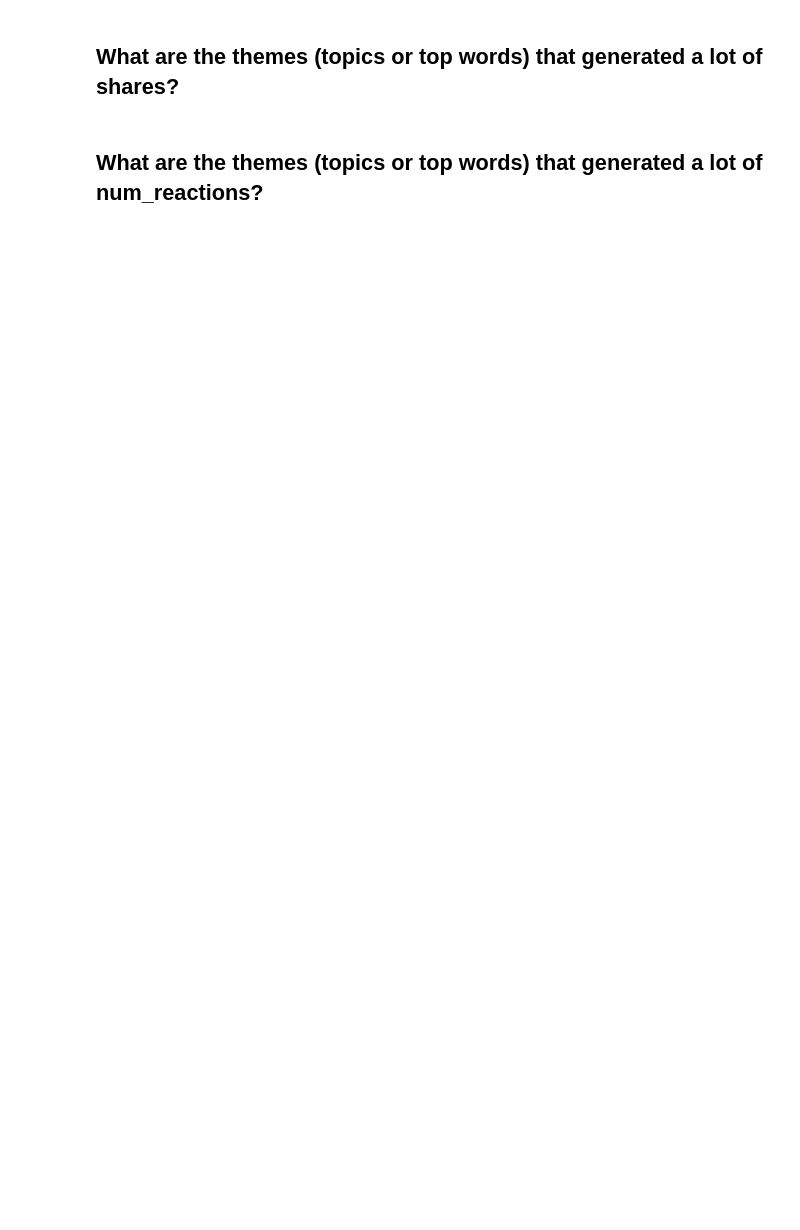
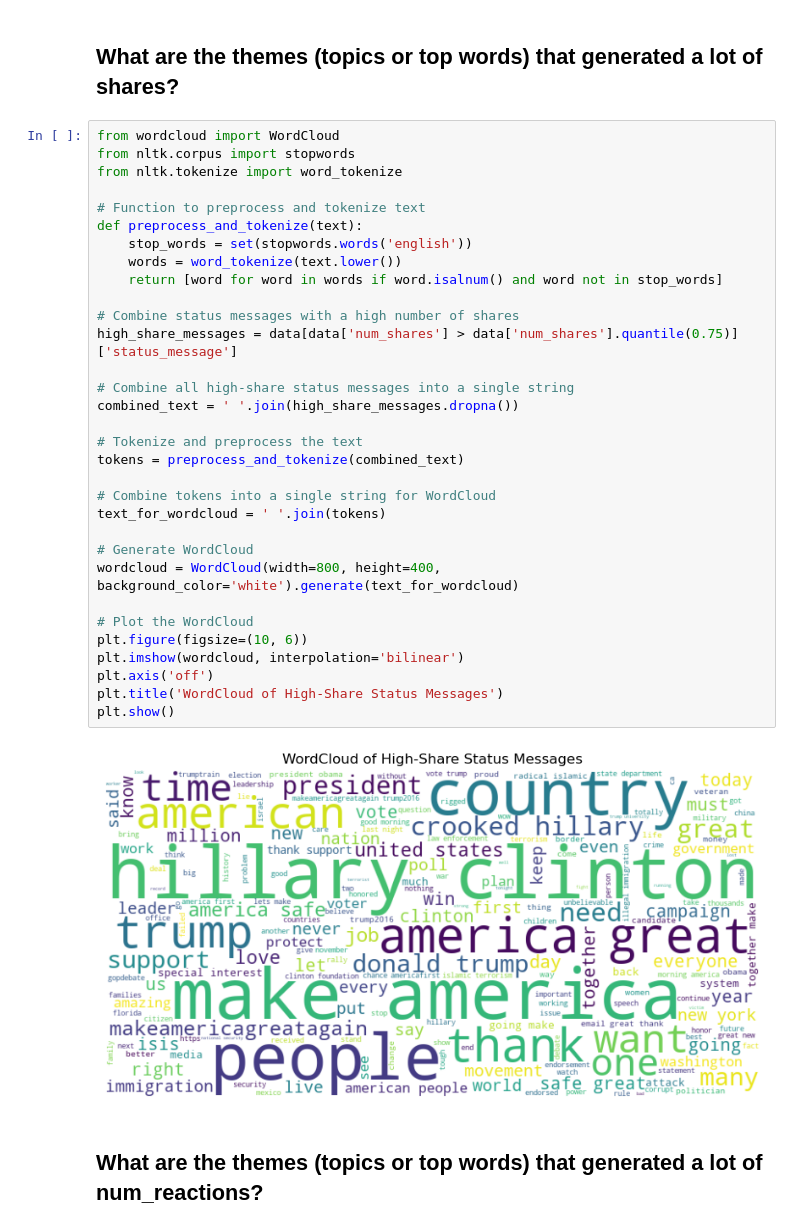
Before and after one commit to AnnaJazayeri/Facebook_data_analysis_Trump, a Jupyter notebook: Exploratory Analysis on Facebook data.ipynb, the cells around one changed output. Drawn from its saved outputs; the diff is of its cells as text; blank space fills up the shorter version.

```diff
--- a/Exploratory Analysis on Facebook data.ipynb
+++ b/Exploratory Analysis on Facebook data.ipynb
@@ -138,4 +163,38 @@ plt.show()
 # %% [markdown]
 ## What are the themes (topics or top words) that generated a lot of shares?
+# %%
+from wordcloud import WordCloud
+from nltk.corpus import stopwords
+from nltk.tokenize import word_tokenize
+
+# Function to preprocess and tokenize text
+def preprocess_and_tokenize(text):
+    stop_words = set(stopwords.words('english'))
+    words = word_tokenize(text.lower())
+    return [word for word in words if word.isalnum() and word not in stop_words]
+
+# Combine status messages with a high number of shares
+high_share_messages = data[data['num_shares'] > data['num_shares'].quantile(0.75)]['status_message']
+
+# Combine all high-share status messages into a single string
+combined_text = ' '.join(high_share_messages.dropna())
+
+# Tokenize and preprocess the text
+tokens = preprocess_and_tokenize(combined_text)
+
+# Combine tokens into a single string for WordCloud
+text_for_wordcloud = ' '.join(tokens)
+
+# Generate WordCloud
+wordcloud = WordCloud(width=800, height=400, background_color='white').generate(text_for_wordcloud)
+
+# Plot the WordCloud
+plt.figure(figsize=(10, 6))
+plt.imshow(wordcloud, interpolation='bilinear')
+plt.axis('off')
+plt.title('WordCloud of High-Share Status Messages')
+plt.show()
+# %% [output]
+[figure, added]
 # %% [markdown]
 ## What are the themes (topics or top words) that generated a lot of num_reactions?
```
Also changed, not shown: parts of 2 cells of this notebook.
